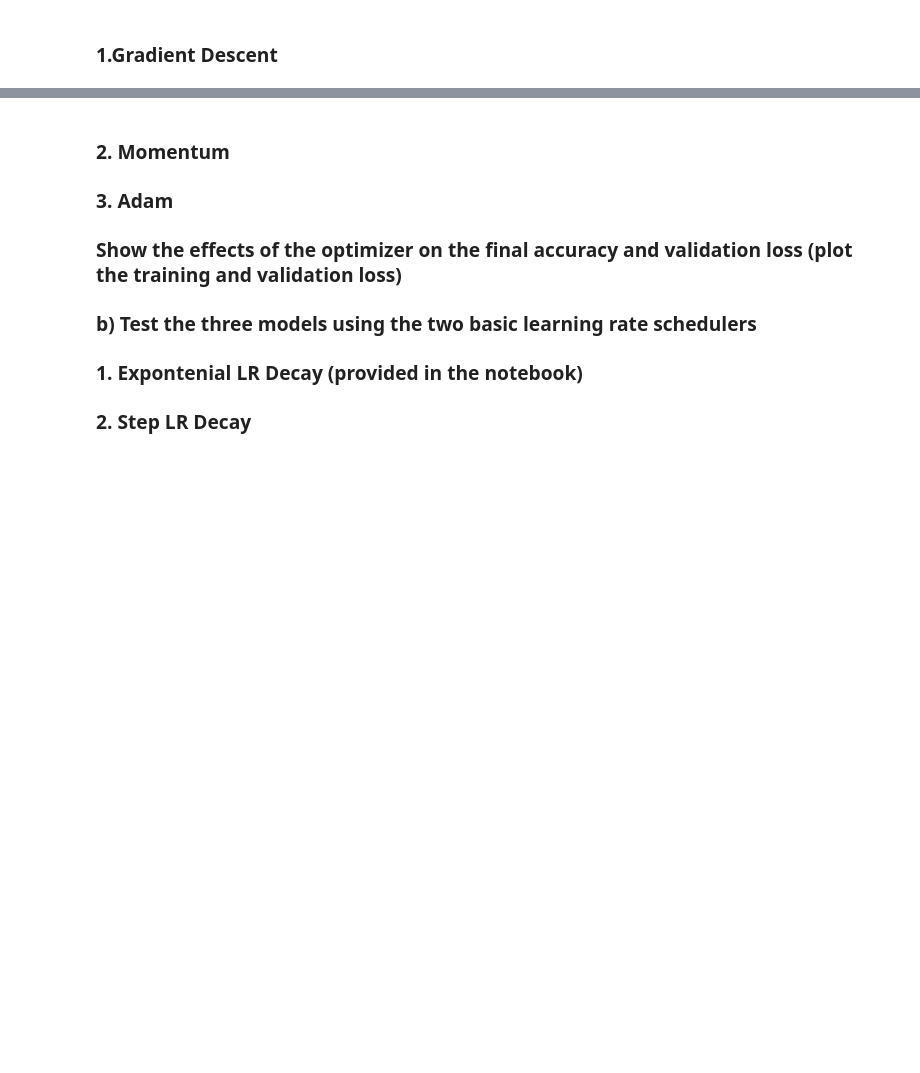
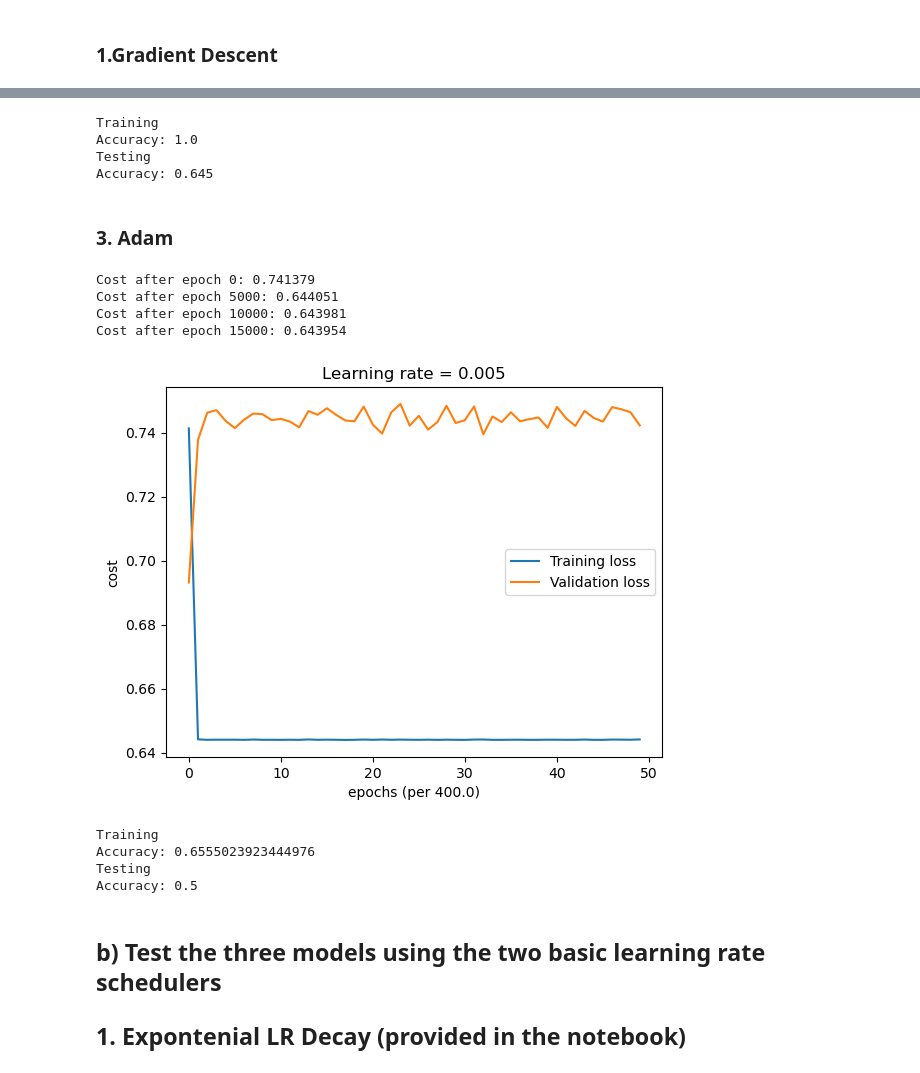
Before and after one commit to LosPadrinosMemens/Assignment5-OptmizationLearningRateSchedulers, a Jupyter notebook: Own_optimization.ipynb, the cells around one changed output, grey strips where cells are left out. Saved outputs shown, nothing was run; the diff lists cells and outputs as text; code cells hidden in the pictures; blank space fills up the shorter version.

```diff
--- a/Own_optimization.ipynb
+++ b/Own_optimization.ipynb
@@ -119,12 +140,34 @@ KeyboardInterrupt:
+# %%
+print("Training")
+predictions = predict(train_set_x, train_set_y, parameters_m)
+print("Testing")
+predictions = predict(final_test_X, final_test_Y, parameters_m)
+# %% [output]
+Training
+Accuracy: 1.0
+Testing
+Accuracy: 0.645
+# %% [markdown]
+### 3. Adam
+# %%
+parameters_a = model(train_set_x, train_set_y, final_tuning_X, final_tuning_Y, layers_dims, "adam", learning_rate = 0.005)
+# %% [output]
+Cost after epoch 0: 0.741379
+Cost after epoch 5000: 0.644051
+Cost after epoch 10000: 0.643981
+Cost after epoch 15000: 0.643954
+[figure, added]
+# %%
+print("Training")
+predictions = predict(train_set_x, train_set_y, parameters_a)
+print("Testing")
+predictions = predict(final_test_X, final_test_Y, parameters_a)
+# %% [output]
+Training
+Accuracy: 0.6555023923444976
+Testing
+Accuracy: 0.5
 # %% [markdown]
-### 2. Momentum
+## b) Test the three models using the two basic learning rate schedulers
 
-### 3. Adam
-
-### Show the effects of the optimizer on the final accuracy and validation loss (plot the training and validation loss)
-
-### b) Test the three models using the two basic learning rate schedulers
-
-### 1. Expontenial LR Decay (provided in the notebook)
-
-### 2. Step LR Decay
+## 1. Expontenial LR Decay (provided in the notebook)
```
Also changed, not shown: parts of 28 cells of this notebook, 2 other files.
